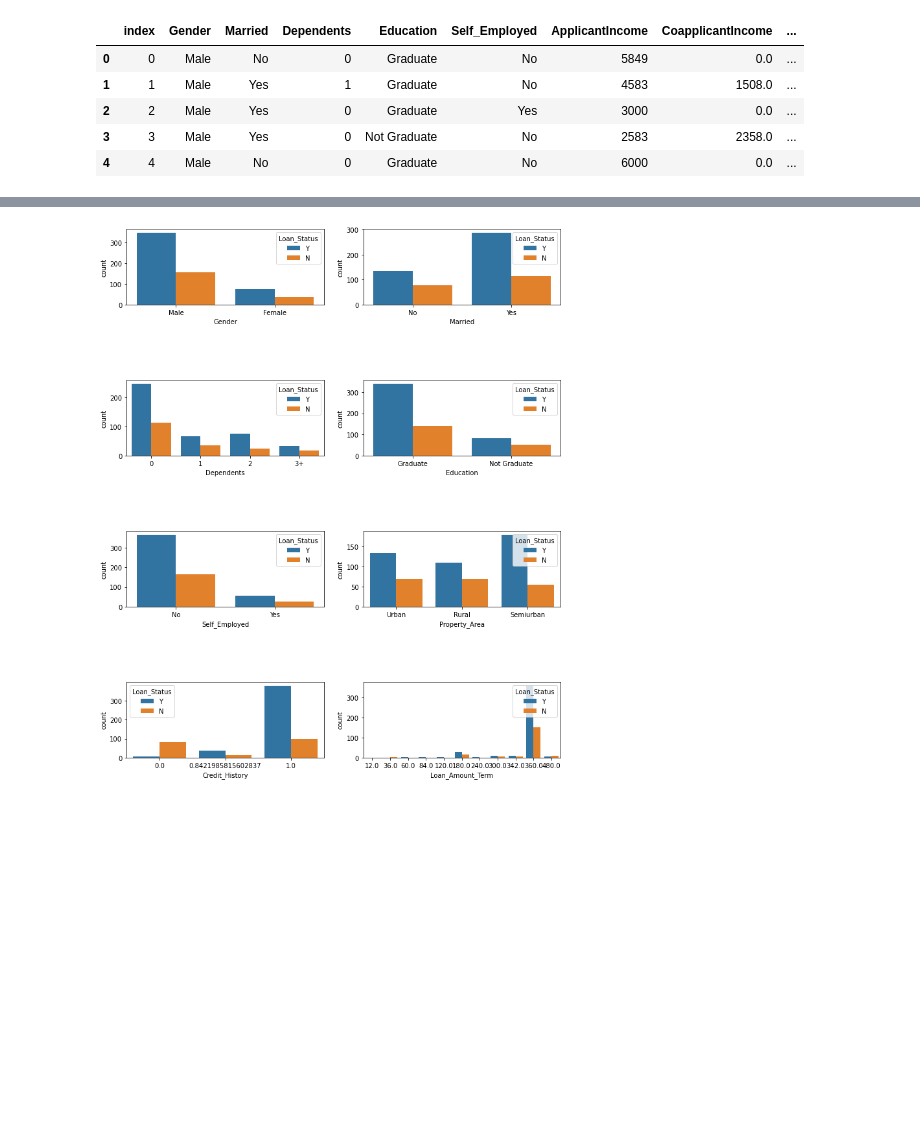
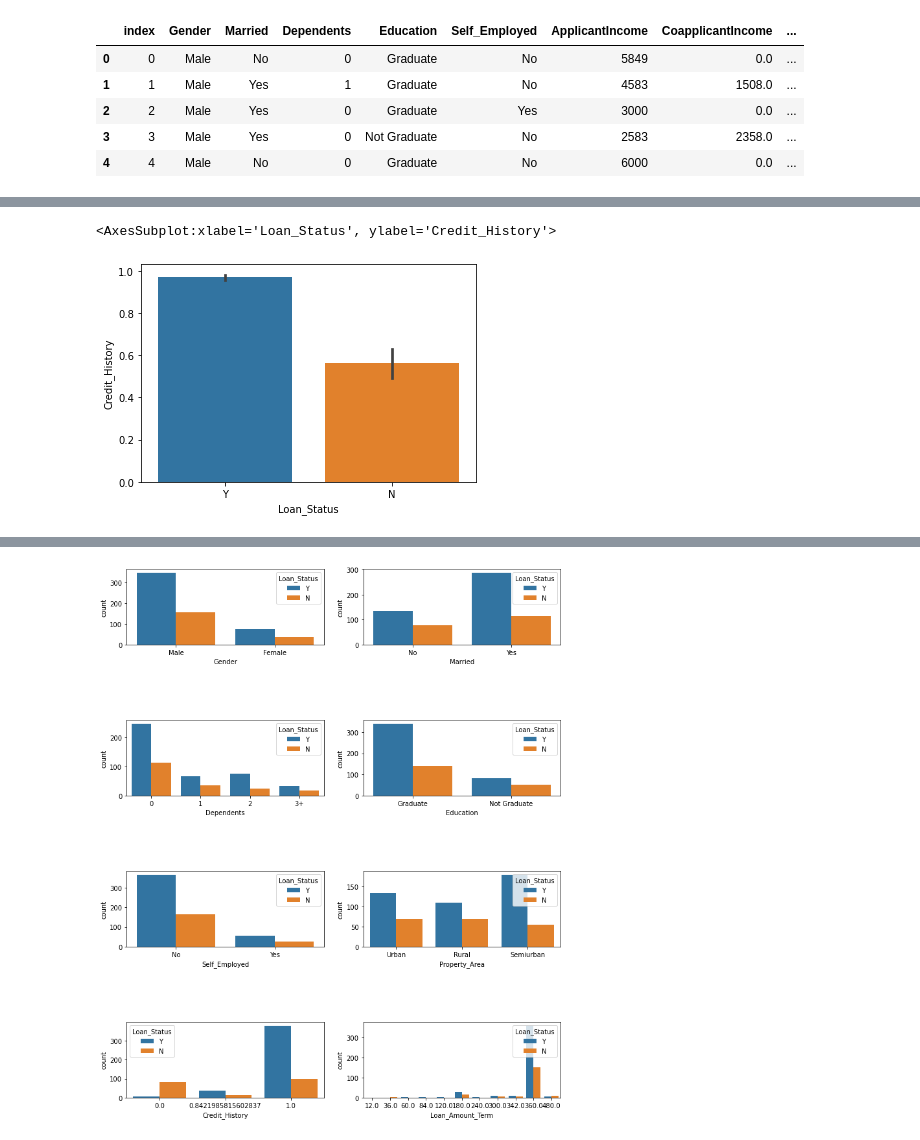
Before and after one commit to maramkhelil/GoMyCode, a Jupyter notebook: Project.ipynb, the cells around one changed output, grey strips where cells are left out. Drawn from its saved outputs; the diff is of its cells as text; code cells hidden in the pictures; blank space fills up the shorter version.

```diff
--- a/Project.ipynb
+++ b/Project.ipynb
@@ -233,0 +242,5 @@ for i, col in enumerate(features):
+# %%
+sns.barplot(x='Loan_Status', y='Credit_History', data=train)
+# %% [output]
+<AxesSubplot:xlabel='Loan_Status', ylabel='Credit_History'>
+[figure, added]
```
Also changed, not shown: parts of 43 cells of this notebook.
